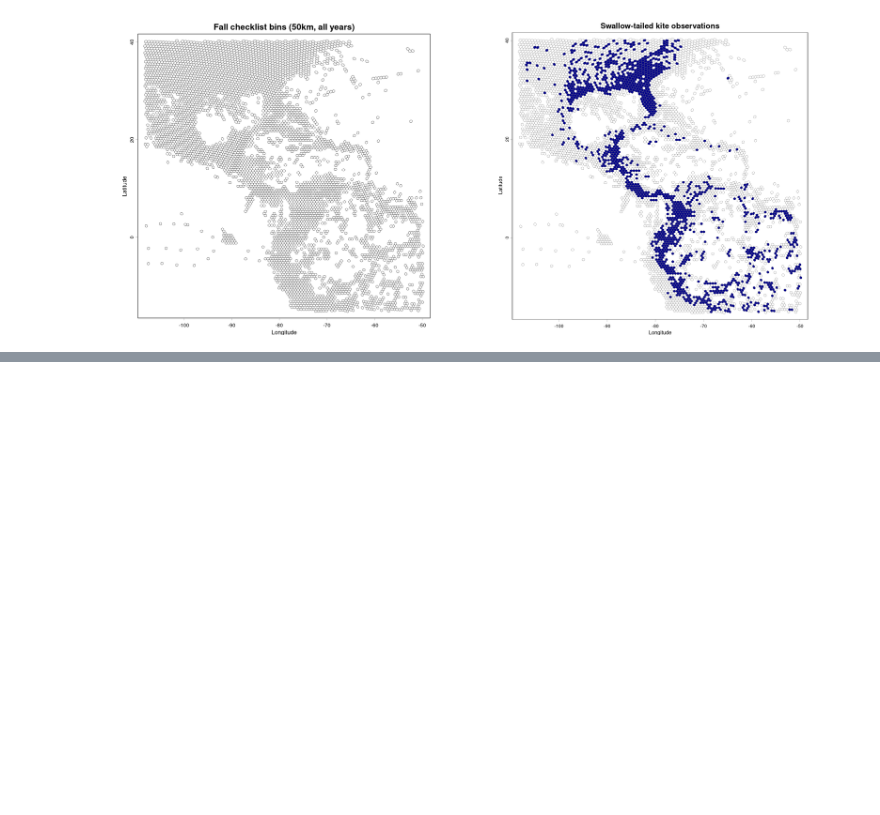
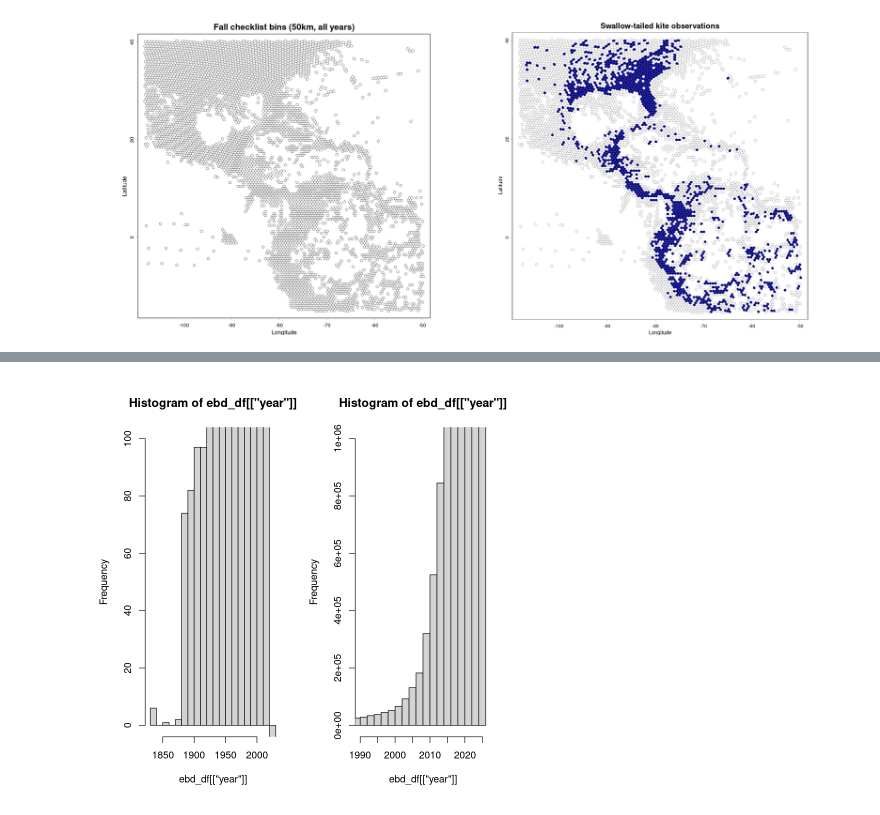
Before and after one commit to jbowen102/CS416_Narrative_Vis_project, a Jupyter notebook: eBird_data_extract.ipynb, the cells around one changed output, grey strips where cells are left out. Cells and saved outputs as stored; diff of their text form; code cells hidden in the pictures; blank space fills up the shorter version.

Commit message:
Explore year range of EBD data

```diff
--- a/eBird_data_extract.ipynb
+++ b/eBird_data_extract.ipynb
@@ -835,0 +856,13 @@ plot(
+# %%
+par(mfrow = c(1, 2))
+
+hist(ebd_df[["year"]], ylim = c(0, 100))
+
+hist(
+    ebd_df[["year"]],
+    xlim = c(1990, 2026),
+    ylim = c(0, 1000000),
+    breaks = 100
+)
+# %% [output]
+[figure, added]
```
Also changed, not shown: parts of 6 cells of this notebook.
